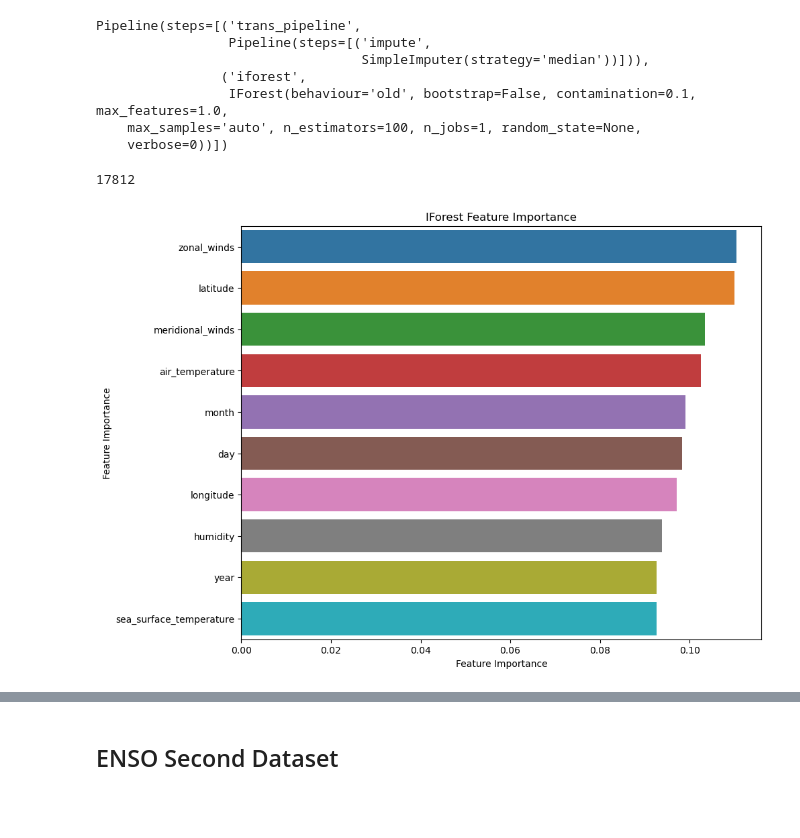
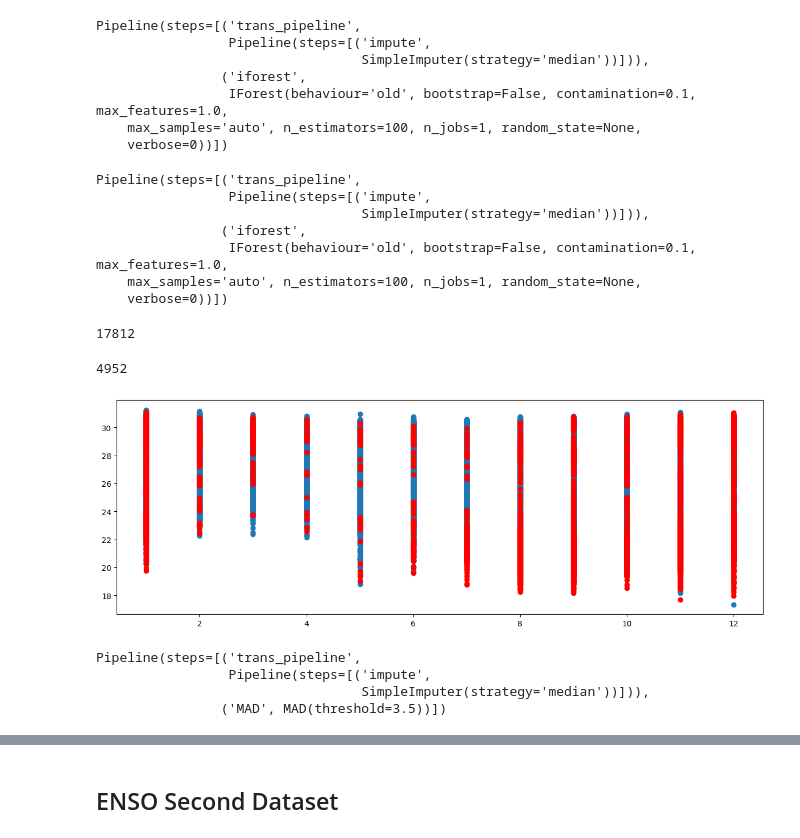
Before and after one commit to agraglez/enso-analysis, a Jupyter notebook: notebooks/enso-analysis.ipynb, the cells around one changed output, grey strips where cells are left out. Saved outputs shown, nothing was run; the diff lists cells and outputs as text; code cells hidden in the pictures; blank space fills up the shorter version.

```diff
--- a/notebooks/enso-analysis.ipynb
+++ b/notebooks/enso-analysis.ipynb
@@ -463,7 +452,6 @@ from sklearn.preprocessing import QuantileTransformer
 # %%
 trans_pipeline = Pipeline(steps=[
-    ('impute', SimpleImputer(strategy='median')),
-    ('scale', QuantileTransformer(output_distribution='normal'))
+    ('impute', SimpleImputer(strategy='median'))
 ]
 )
 # %% [markdown]
@@ -486,19 +474,36 @@ Pipeline(steps=[('trans_pipeline',
     max_samples='auto', n_estimators=100, n_jobs=1, random_state=None,
     verbose=0))])
 # %%
-if_pipeline.fit(enso_dt)
-labels = if_pipeline.steps[1][1].labels_
-len(enso[labels==1])
+if_pipeline.fit(enso)
 # %% [output]
-17812
+Pipeline(steps=[('trans_pipeline',
+                 Pipeline(steps=[('impute',
+                                  SimpleImputer(strategy='median'))])),
+                ('iforest',
+                 IForest(behaviour='old', bootstrap=False, contamination=0.1, max_features=1.0,
+    max_samples='auto', n_estimators=100, n_jobs=1, random_state=None,
+    verbose=0))])
-# %%
-import sys
-sys.path.append('../utils')
-from my_utils import plot_feature_importance
-
-importance =if_pipeline.steps[1][1].feature_importances_
-#Getting names of features
-feature_names = if_pipeline.named_steps['trans_pipeline'].get_feature_names_out()
-plot_feature_importance(importance, feature_names, 'IForest ')
-# %% [output]
-[figure, removed]
+# %%
+labels = if_pipeline.steps[1][1].labels_
+probs = if_pipeline.predict_proba(enso)
+# %%
+len(enso[labels==1])
+# %% [output]
+17812
+# %%
+is_outlier = probs[:,1] > 0.65
+is_inlier = probs[:,1] <= 0.65
+len(enso[is_outlier])
+# %% [output]
+4952
+# %%
+# Visualize the sea surface vs
+inliers = enso[is_inlier]
+outlier = enso[is_outlier]
+
+plt.figure(figsize=(15,5))
+plt.scatter(inliers['month'], inliers['sea_surface_temperature'])
+plt.scatter(outlier['month'], outlier['sea_surface_temperature'], color='red')
+plt.show()
+# %% [output]
+[figure, added]
@@ -504,0 +512,12 @@ plot_feature_importance(importance, feature_names, 'IForest ')
+# %%
+mad = MAD()
+mad_pipeline = Pipeline(steps=[
+    ('trans_pipeline', trans_pipeline),
+    ('MAD', mad)
+])
+display(mad_pipeline)
+# %% [output]
+Pipeline(steps=[('trans_pipeline',
+                 Pipeline(steps=[('impute',
+                                  SimpleImputer(strategy='median'))])),
+                ('MAD', MAD(threshold=3.5))])
```
Also changed, not shown: parts of 44 cells of this notebook.
